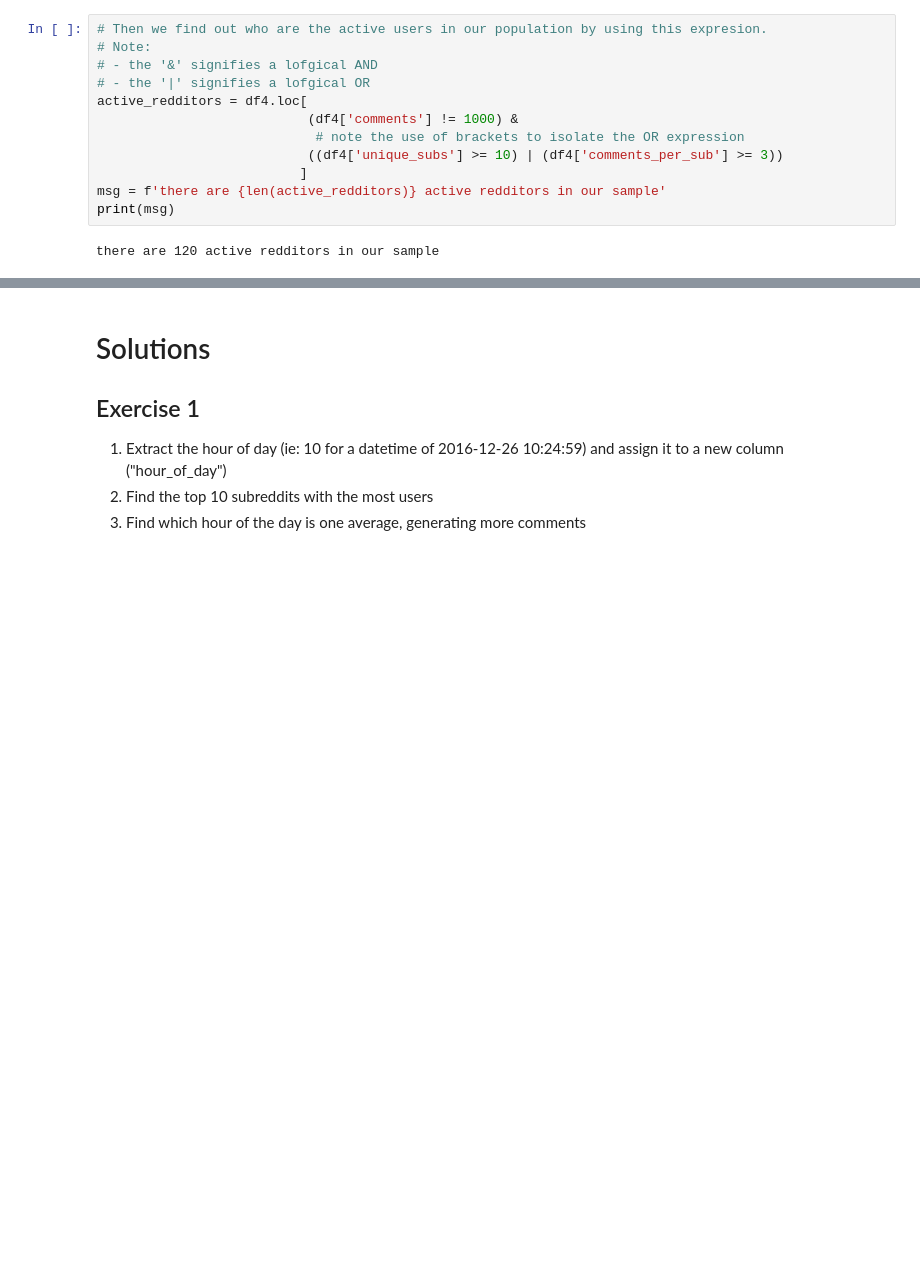
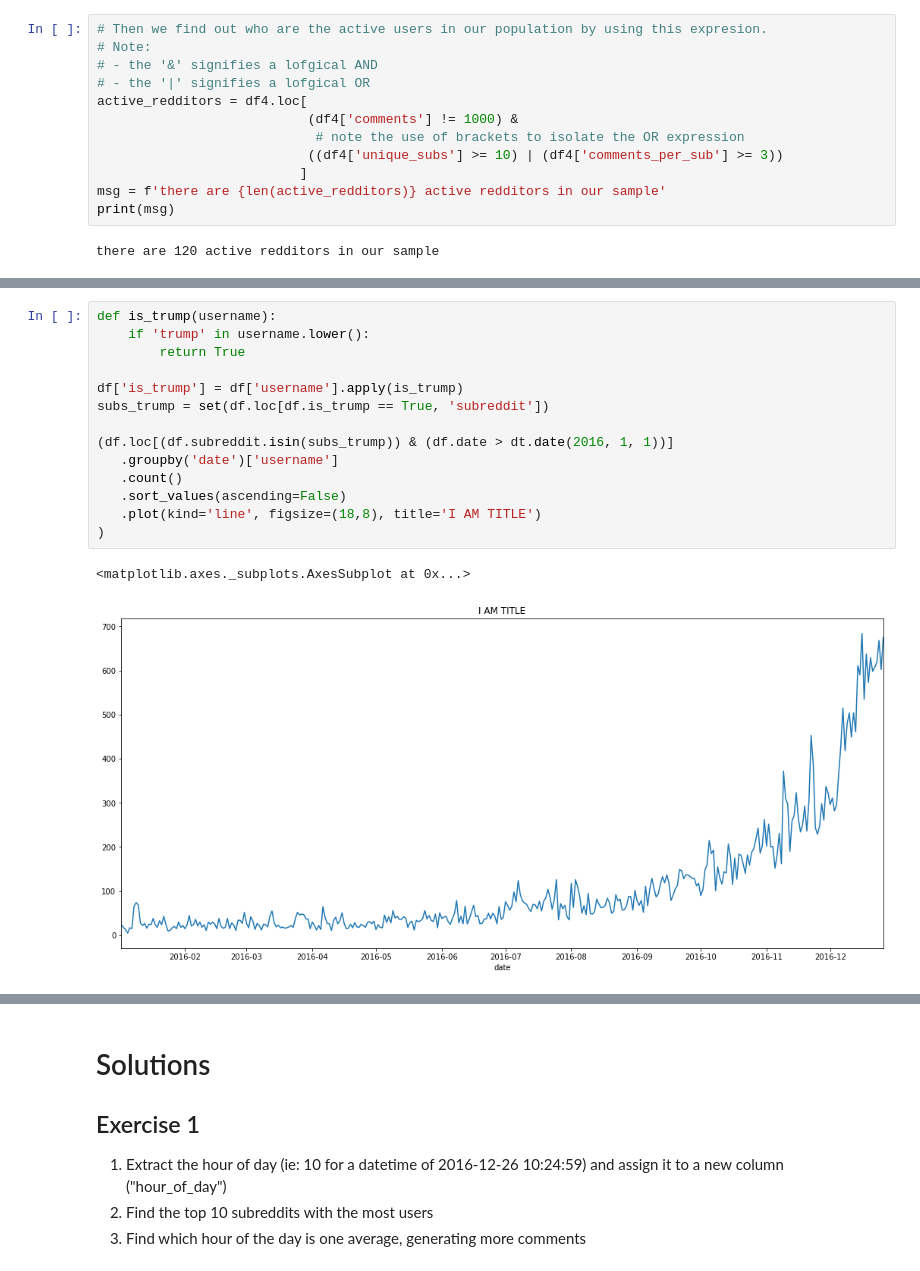
Before and after one commit to niparis/ga-intermediate-python-ds, a Jupyter notebook: 01 - pandas/intro-to-pandas.ipynb, the cells around one changed output, grey strips where cells are left out. Cells and saved outputs as stored; diff of their text form; blank space fills up the shorter version.

```diff
--- a/01 - pandas/intro-to-pandas.ipynb
+++ b/01 - pandas/intro-to-pandas.ipynb
@@ -367,0 +627,17 @@ Name: utc, dtype: int64
+# %%
+def is_trump(username):
+    if 'trump' in username.lower():
+        return True
+
+df['is_trump'] = df['username'].apply(is_trump)
+subs_trump = set(df.loc[df.is_trump == True, 'subreddit'])
+
+(df.loc[(df.subreddit.isin(subs_trump)) & (df.date > dt.date(2016, 1, 1))]
+   .groupby('date')['username']
+   .count()
+   .sort_values(ascending=False)
+   .plot(kind='line', figsize=(18,8), title='I AM TITLE')
+)
+# %% [output]
+<matplotlib.axes._subplots.AxesSubplot at 0x...>
+[figure, added]
```
Also changed, not shown: parts of 54 cells of this notebook.
